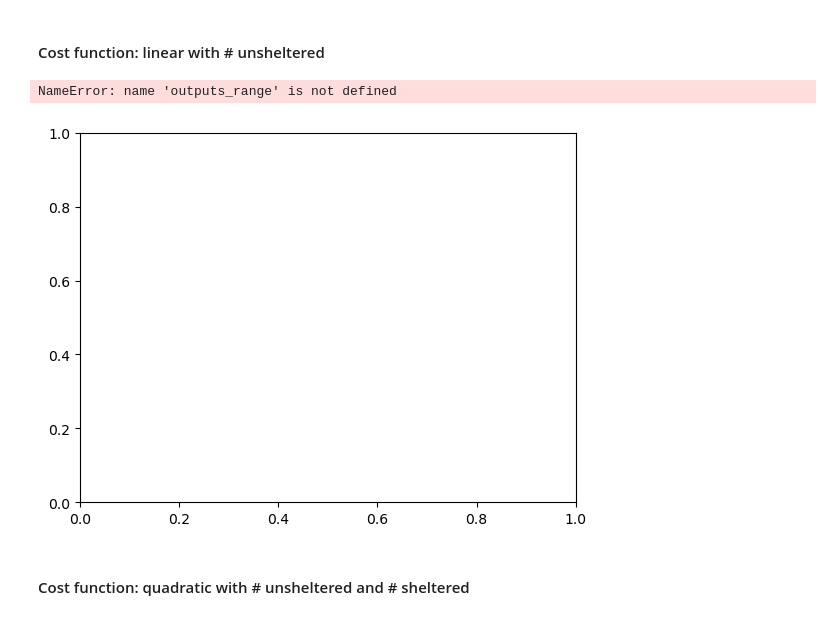
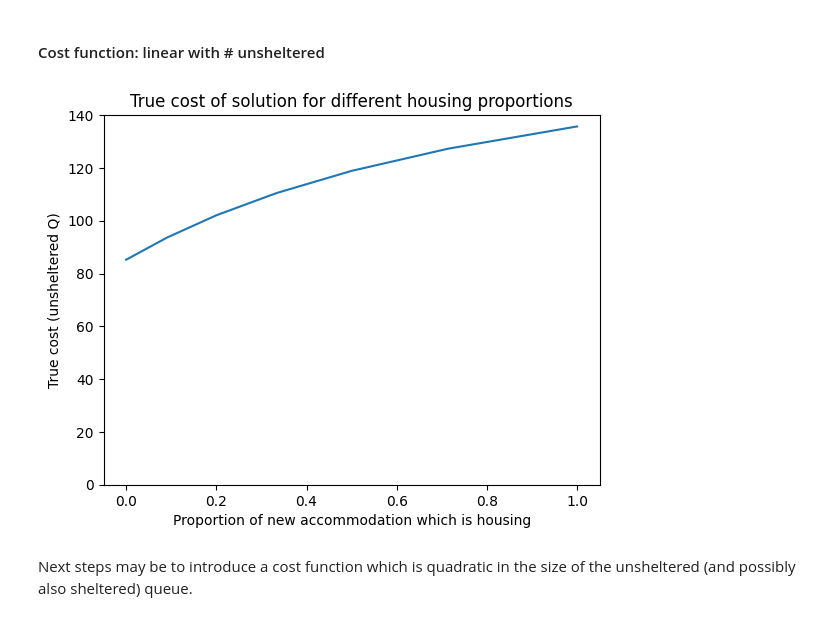
Before and after one commit to grahamburgess3/homeless_services, a Jupyter notebook: 03_simulation_optimisation.ipynb, the cells around one changed output. Drawn from its saved outputs; the diff is of its cells as text; code cells hidden in the pictures.

```diff
--- a/03_simulation_optimisation.ipynb
+++ b/03_simulation_optimisation.ipynb
@@ -419,26 +437,25 @@ for s in range(len(sols_range)):
 # %%
 # Plot analytical results
 # setup
 fig = plt.figure()
 ax = plt.axes()
 
 # plot
 x=[sols_range[i]['housing'][0]/(sols_range[i]['housing'][0] + sols_range[i]['shelter'][0]) for i in range(len(sols_range))]
-ax.plot(x, outputs_range)
+ax.plot(x, outputs_range_unsh)
 
 # axes
 plt.ylim([0, 140])
 
 # Set title
 ax.set_title("True cost of solution for different housing proportions")
 
 # adding labels
 ax.set_xlabel('Proportion of new accommodation which is housing')
 ax.set_ylabel('True cost (unsheltered Q)')
 
 plt.show()
 # %% [output]
-NameError: name 'outputs_range' is not defined
-[figure, old version]
+[figure, new version]
 # %% [markdown]
-#### Cost function: quadratic with # unsheltered and # sheltered
+Next steps may be to introduce a cost function which is quadratic in the size of the unsheltered (and possibly also sheltered) queue.
```
Also changed, not shown: parts of 7 cells of this notebook.
